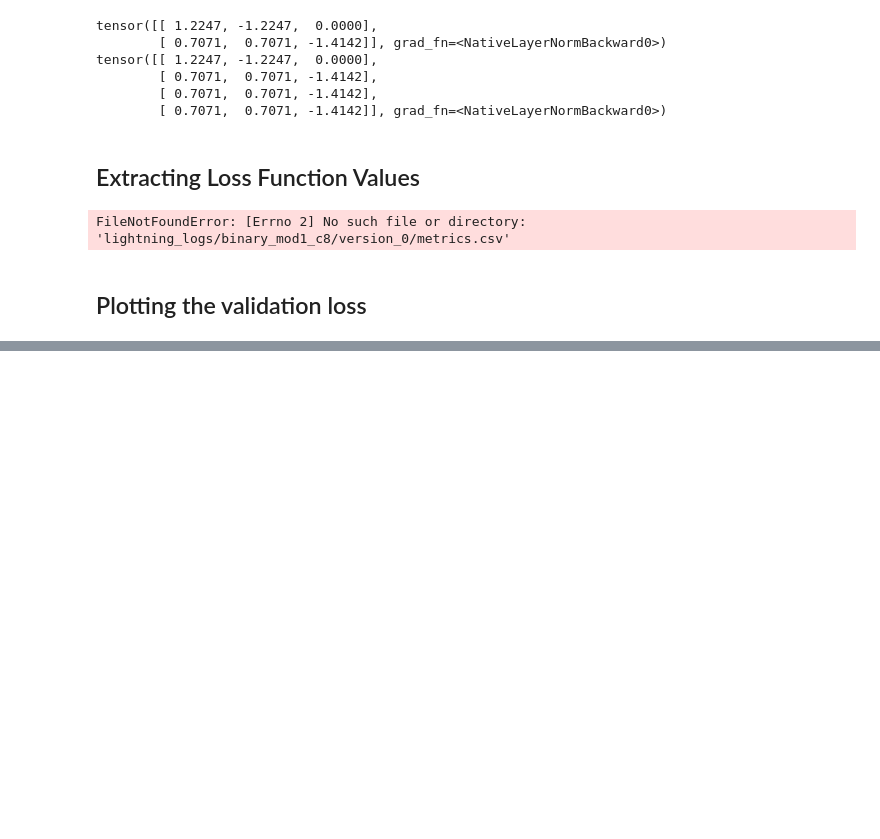
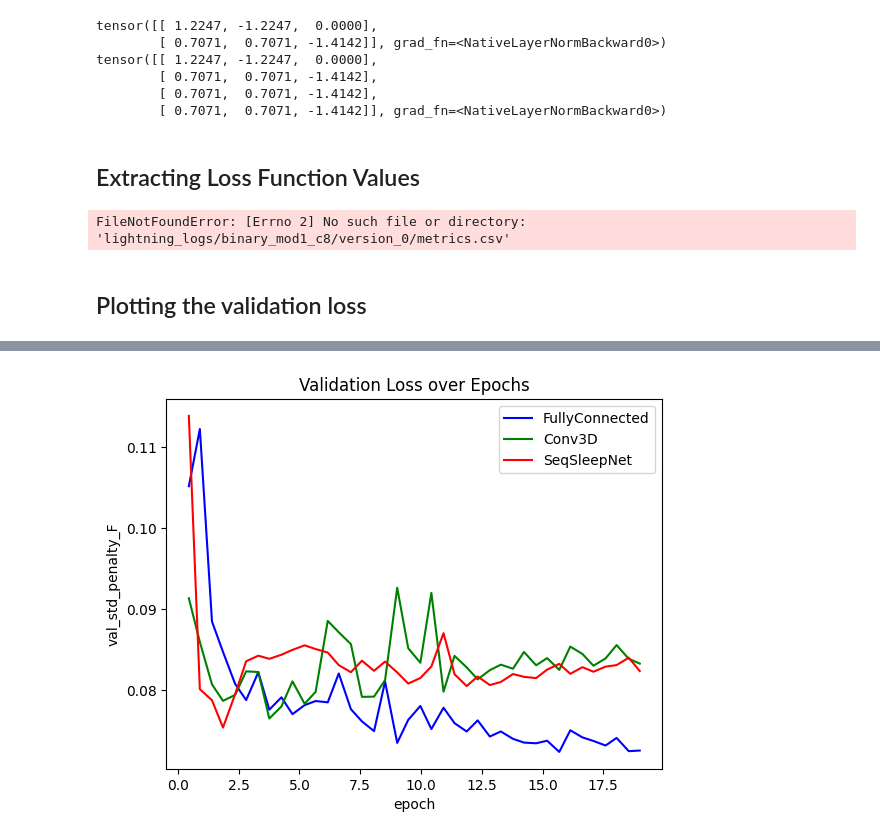
Before and after one commit to MatteoManni99/physioex, a Jupyter notebook: examples/autoencoder_experiments.ipynb, the cells around one changed output, grey strips where cells are left out. Cells and saved outputs as stored; diff of their text form; code cells hidden in the pictures; blank space fills up the shorter version.

```diff
--- a/examples/autoencoder_experiments.ipynb
+++ b/examples/autoencoder_experiments.ipynb
@@ -580,0 +587,4 @@ plot_val_loss_from_csv(files, ['Conv3D', 'FullyConnected', 'SeqSleepNet'])
+# %%
+plot_from_csv(files, ['FullyConnected','Conv3D', 'SeqSleepNet'], metric='val_std_penalty_F')
+# %% [output]
+[figure, added]
```
Also changed, not shown: parts of 4 cells of this notebook, 5 other files.
